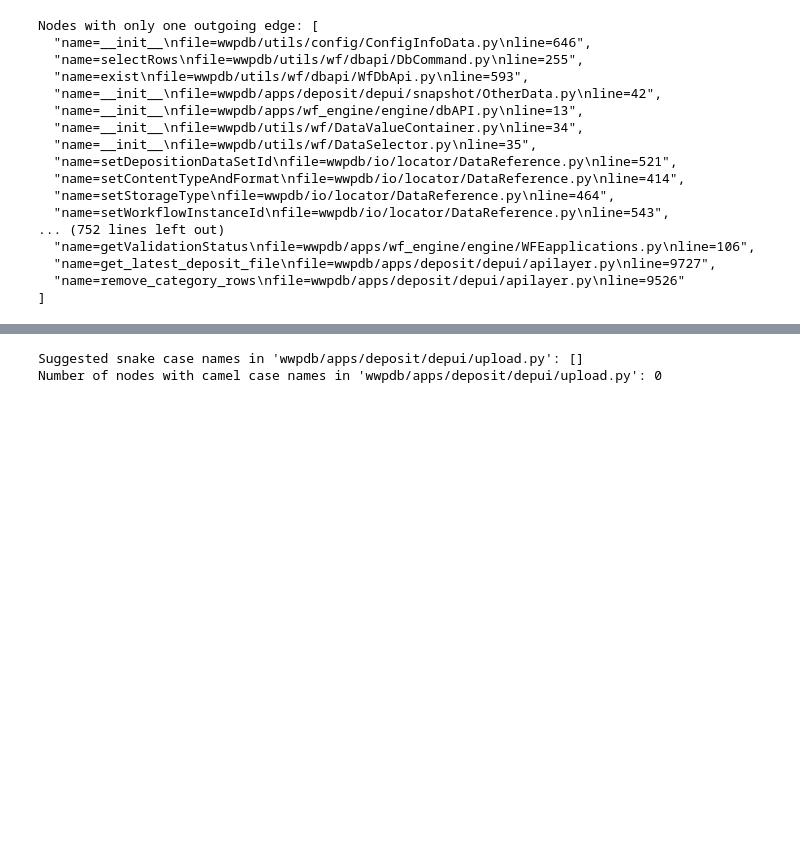
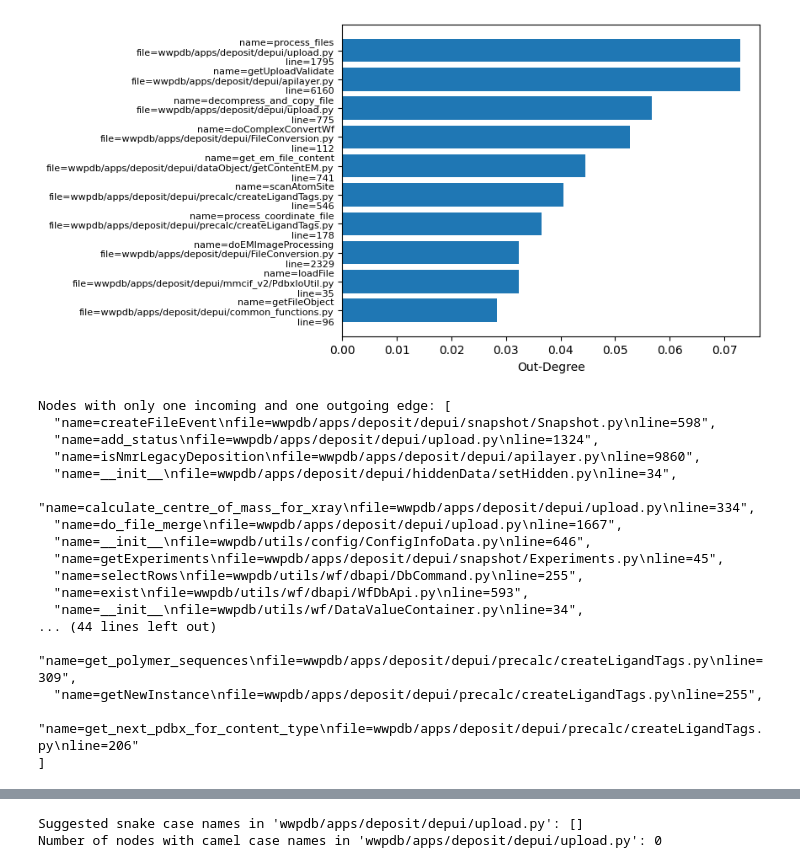
Before and after one commit to lucas-ebi/traceparser, a Jupyter notebook: vizanalyser.ipynb, the cells around one changed output, grey strips where cells are left out. Cells and saved outputs as stored; diff of their text form; code cells hidden in the pictures; blank space fills up the shorter version.

```diff
--- a/vizanalyser.ipynb
+++ b/vizanalyser.ipynb
@@ -48,32 +119,49 @@ line=368
+# %%
+# Plot a horizontal bar chart of the out-degree distribution of the top 10 nodes
+import matplotlib.pyplot as plt
+import numpy as np
+
+# Sort the nodes based on out-degree
+sorted_nodes_by_out_degree = {node: out_degree_centrality[node] for node in sorted(out_degree_centrality, key=out_degree_centrality.get, reverse=True)}
+
+# Get the top 10 nodes
+top_10_nodes_by_out_degree = list(sorted_nodes_by_out_degree.keys())[:10]
+top_10_nodes_out_degree = [sorted_nodes_by_out_degree[node] for node in top_10_nodes_by_out_degree]
+
+# Plot the horizontal bar chart
+fig, ax = plt.subplots()
+y_pos = np.arange(len(top_10_nodes_by_out_degree))
+ax.barh(y_pos, top_10_nodes_out_degree, align='center')
+ax.set_yticks(y_pos)
+ax.set_yticklabels(top_10_nodes_by_out_degree, fontsize=8)  # Adjust font size as needed
+ax.invert_yaxis()
+ax.set_xlabel('Out-Degree')
+
+plt.show()
+# %% [output]
+[figure, added]
 # %%
-# Identify nodes having only one outgoing edge
-nodes_with_one_outgoing_edge = [node for node in G.nodes if G.out_degree(node) == 1]
-print(f"Nodes with only one outgoing edge: {json.dumps(nodes_with_one_outgoing_edge, indent=2)}")
-
-# Identify nodes having only one incoming edge
-nodes_with_one_incoming_edge = [node for node in G.nodes if G.in_degree(node) == 1]
-print(f"Nodes with only one incoming edge: {json.dumps(nodes_with_one_incoming_edge, indent=2)}")
 
 # Identify nodes having only one incoming and one outgoing edge
 nodes_with_one_incoming_and_outgoing_edge = [node for node in G.nodes if G.in_degree(node) == 1 and G.out_degree(node) == 1]
 print(f"Nodes with only one incoming and one outgoing edge: {json.dumps(nodes_with_one_incoming_and_outgoing_edge, indent=2)}")
 # %% [output]
-Nodes with only one outgoing edge: [
+Nodes with only one incoming and one outgoing edge: [
+  "name=createFileEvent\nfile=wwpdb/apps/deposit/depui/snapshot/Snapshot.py\nline=598",
+  "name=add_status\nfile=wwpdb/apps/deposit/depui/upload.py\nline=1324",
+  "name=isNmrLegacyDeposition\nfile=wwpdb/apps/deposit/depui/apilayer.py\nline=9860",
+  "name=__init__\nfile=wwpdb/apps/deposit/depui/hiddenData/setHidden.py\nline=34",
+  "name=calculate_centre_of_mass_for_xray\nfile=wwpdb/apps/deposit/depui/upload.py\nline=334",
+  "name=do_file_merge\nfile=wwpdb/apps/deposit/depui/upload.py\nline=1667",
   "name=__init__\nfile=wwpdb/utils/config/ConfigInfoData.py\nline=646",
+  "name=getExperiments\nfile=wwpdb/apps/deposit/depui/snapshot/Experiments.py\nline=45",
   "name=selectRows\nfile=wwpdb/utils/wf/dbapi/DbCommand.py\nline=255",
   "name=exist\nfile=wwpdb/utils/wf/dbapi/WfDbApi.py\nline=593",
-  "name=__init__\nfile=wwpdb/apps/deposit/depui/snapshot/OtherData.py\nline=42",
-  "name=__init__\nfile=wwpdb/apps/wf_engine/engine/dbAPI.py\nline=13",
   "name=__init__\nfile=wwpdb/utils/wf/DataValueContainer.py\nline=34",
-  "name=__init__\nfile=wwpdb/utils/wf/DataSelector.py\nline=35",
-  "name=setDepositionDataSetId\nfile=wwpdb/io/locator/DataReference.py\nline=521",
-  "name=setContentTypeAndFormat\nfile=wwpdb/io/locator/DataReference.py\nline=414",
-  "name=setStorageType\nfile=wwpdb/io/locator/DataReference.py\nline=464",
-  "name=setWorkflowInstanceId\nfile=wwpdb/io/locator/DataReference.py\nline=543",
-... (752 lines left out)
-  "name=getValidationStatus\nfile=wwpdb/apps/wf_engine/engine/WFEapplications.py\nline=106",
-  "name=get_latest_deposit_file\nfile=wwpdb/apps/deposit/depui/apilayer.py\nline=9727",
-  "name=remove_category_rows\nfile=wwpdb/apps/deposit/depui/apilayer.py\nline=9526"
+... (44 lines left out)
+  "name=get_polymer_sequences\nfile=wwpdb/apps/deposit/depui/precalc/createLigandTags.py\nline=309",
+  "name=getNewInstance\nfile=wwpdb/apps/deposit/depui/precalc/createLigandTags.py\nline=255",
+  "name=get_next_pdbx_for_content_type\nfile=wwpdb/apps/deposit/depui/precalc/createLigandTags.py\nline=206"
 ]
 # %%
 # Given that the graph represents a call stack, identify non-branched paths of deep nested calls
```
Also changed, not shown: parts of 13 cells of this notebook.
